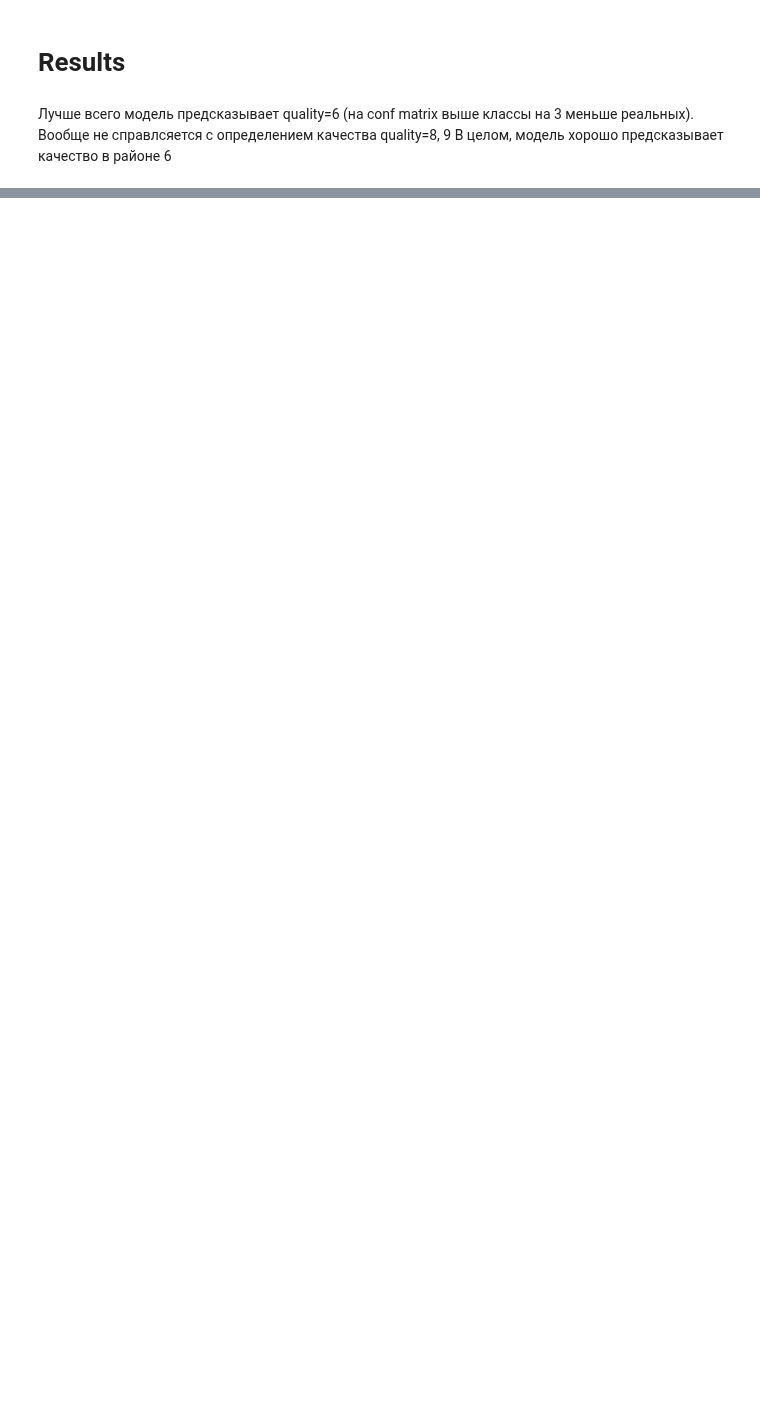
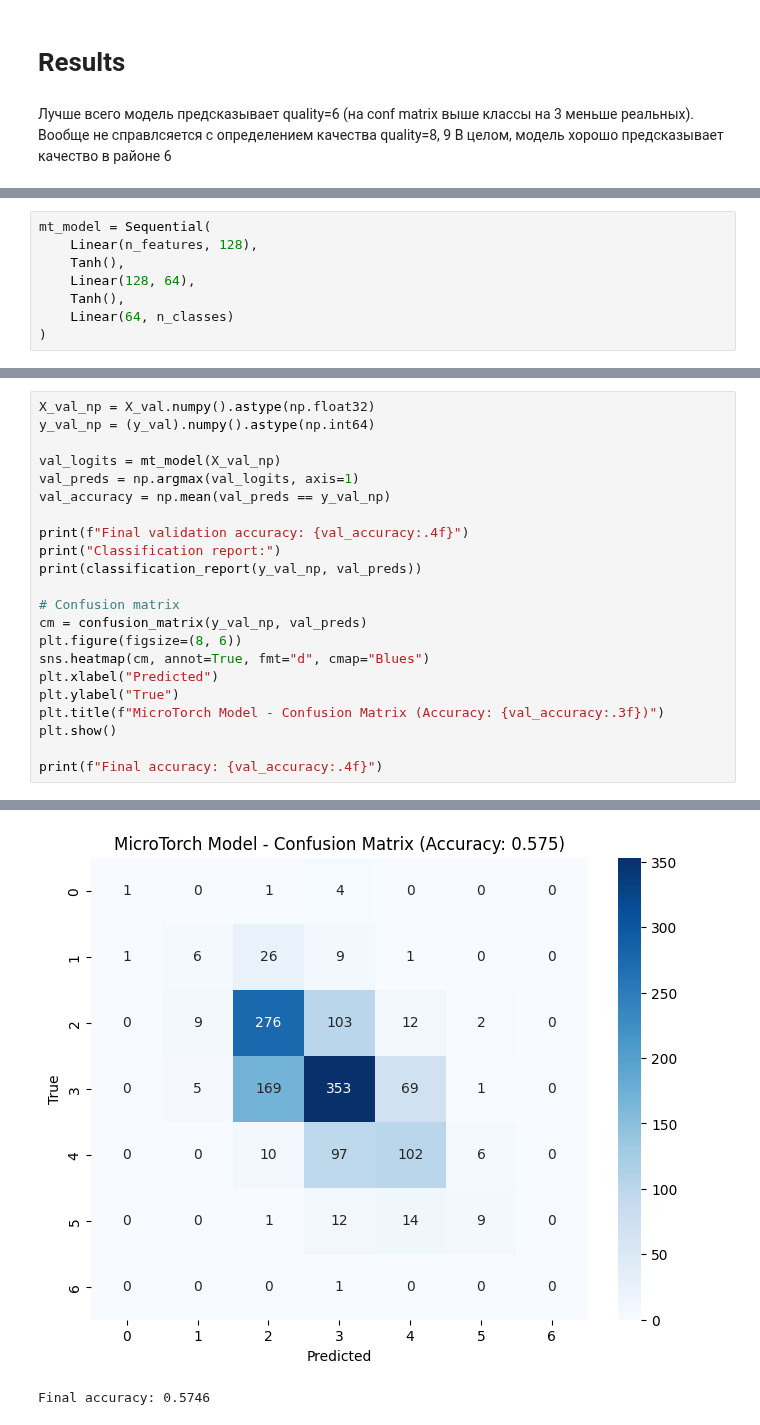
Before and after one commit to meshushkevich/ML-HSE-Course, a Jupyter notebook: homework1/part2.ipynb, the cells around one changed output, grey strips where cells are left out. Drawn from its saved outputs; the diff is of its cells as text; blank space fills up the shorter version.

Commit message:
feat: Microtorch library

```diff
--- a/homework1/part2.ipynb
+++ b/homework1/part2.ipynb
@@ -209,0 +448,8 @@ weighted avg       0.56      0.58      0.56      1300
+# %%
+mt_model = Sequential(
+    Linear(n_features, 128),
+    Tanh(),
+    Linear(128, 64),
+    Tanh(),
+    Linear(64, n_classes)
+)
@@ -209,0 +526,23 @@ weighted avg       0.56      0.58      0.56      1300
+# %%
+X_val_np = X_val.numpy().astype(np.float32)
+y_val_np = (y_val).numpy().astype(np.int64)
+
+val_logits = mt_model(X_val_np)
+val_preds = np.argmax(val_logits, axis=1)
+val_accuracy = np.mean(val_preds == y_val_np)
+
+print(f"Final validation accuracy: {val_accuracy:.4f}")
+print("Classification report:")
+print(classification_report(y_val_np, val_preds))
+
+# Confusion matrix
+cm = confusion_matrix(y_val_np, val_preds)
+plt.figure(figsize=(8, 6))
+sns.heatmap(cm, annot=True, fmt="d", cmap="Blues")
+plt.xlabel("Predicted")
+plt.ylabel("True")
+plt.title(f"MicroTorch Model - Confusion Matrix (Accuracy: {val_accuracy:.3f})")
+plt.show()
+
+print(f"Final accuracy: {val_accuracy:.4f}")
+# %% [output]
@@ -209,0 +564,2 @@ weighted avg       0.56      0.58      0.56      1300
+[figure, added]
+Final accuracy: 0.5746
```
Also changed, not shown: parts of 36 cells of this notebook, 23 other files.
